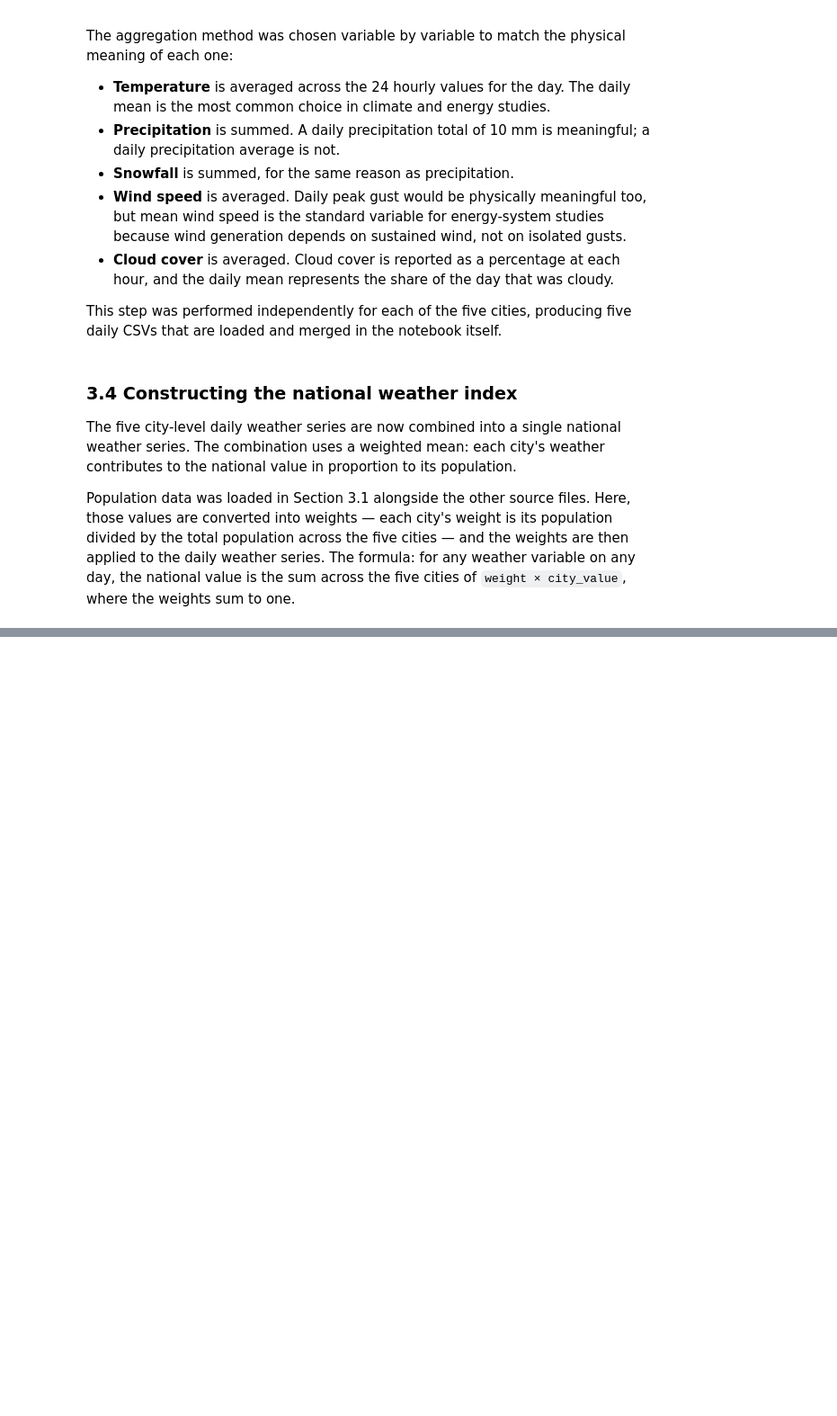
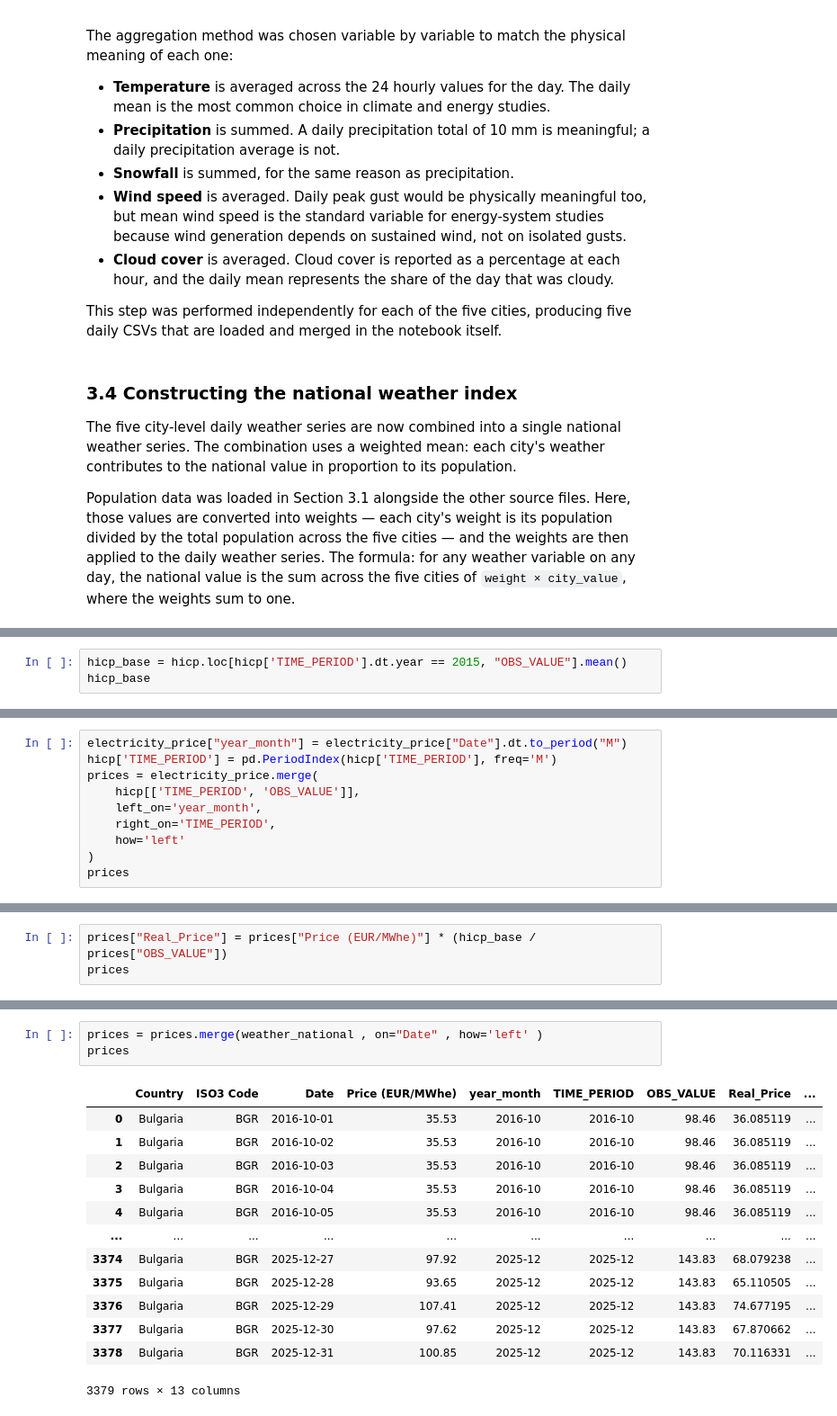
Before and after one commit to AdelinChaushev/Bulgarian-electricity-prices, a Jupyter notebook: BulgarianElectricityPrices.ipynb, the cells around one changed output, grey strips where cells are left out. Shown at 90% size. Saved outputs shown, nothing was run; the diff lists cells and outputs as text; blank space fills up the shorter version.

```diff
--- a/BulgarianElectricityPrices.ipynb
+++ b/BulgarianElectricityPrices.ipynb
@@ -293,0 +349,3 @@ The effect of deflation on the price series is shown in Section 4, side by side
+# %%
+hicp_base = hicp.loc[hicp['TIME_PERIOD'].dt.year == 2015, "OBS_VALUE"].mean()
+hicp_base
@@ -293,0 +354,10 @@ The effect of deflation on the price series is shown in Section 4, side by side
+# %%
+electricity_price["year_month"] = electricity_price["Date"].dt.to_period("M")
+hicp['TIME_PERIOD'] = pd.PeriodIndex(hicp['TIME_PERIOD'], freq='M')
+prices = electricity_price.merge(
+    hicp[['TIME_PERIOD', 'OBS_VALUE']],
+    left_on='year_month',
+    right_on='TIME_PERIOD',
+    how='left'
+)
+prices
@@ -293,0 +378,3 @@ The effect of deflation on the price series is shown in Section 4, side by side
+# %%
+prices["Real_Price"] = prices["Price (EUR/MWhe)"] * (hicp_base / prices["OBS_VALUE"])
+prices
@@ -293,0 +456,17 @@ The effect of deflation on the price series is shown in Section 4, side by side
+# %%
+prices = prices.merge(weather_national , on="Date" , how='left' )
+prices
+# %% [output]
+|  | Country | ISO3 Code | Date | Price (EUR/MWhe) | year_month | TIME_PERIOD | OBS_VALUE | Real_Price | ... |
+| 0 | Bulgaria | BGR | 2016-10-01 | 35.53 | 2016-10 | 2016-10 | 98.46 | 36.085119 | ... |
+| 1 | Bulgaria | BGR | 2016-10-02 | 35.53 | 2016-10 | 2016-10 | 98.46 | 36.085119 | ... |
+| 2 | Bulgaria | BGR | 2016-10-03 | 35.53 | 2016-10 | 2016-10 | 98.46 | 36.085119 | ... |
+| 3 | Bulgaria | BGR | 2016-10-04 | 35.53 | 2016-10 | 2016-10 | 98.46 | 36.085119 | ... |
+| 4 | Bulgaria | BGR | 2016-10-05 | 35.53 | 2016-10 | 2016-10 | 98.46 | 36.085119 | ... |
+| ... | ... | ... | ... | ... | ... | ... | ... | ... | ... |
+| 3374 | Bulgaria | BGR | 2025-12-27 | 97.92 | 2025-12 | 2025-12 | 143.83 | 68.079238 | ... |
+| 3375 | Bulgaria | BGR | 2025-12-28 | 93.65 | 2025-12 | 2025-12 | 143.83 | 65.110505 | ... |
+| 3376 | Bulgaria | BGR | 2025-12-29 | 107.41 | 2025-12 | 2025-12 | 143.83 | 74.677195 | ... |
+| 3377 | Bulgaria | BGR | 2025-12-30 | 97.62 | 2025-12 | 2025-12 | 143.83 | 67.870662 | ... |
+| 3378 | Bulgaria | BGR | 2025-12-31 | 100.85 | 2025-12 | 2025-12 | 143.83 | 70.116331 | ... |
+3379 rows × 13 columns
```
Also changed, not shown: parts of 20 cells of this notebook, 1 other file.
